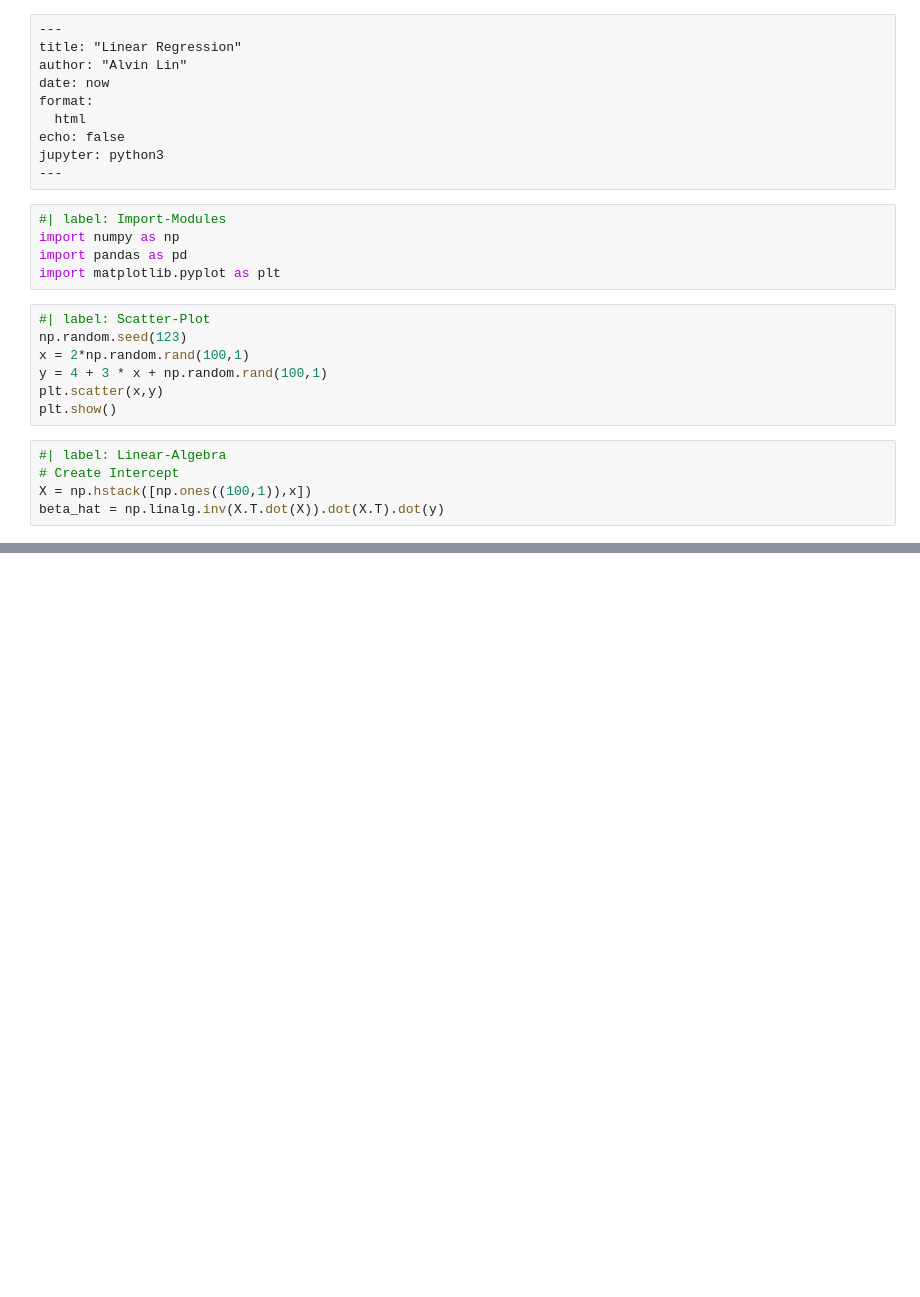
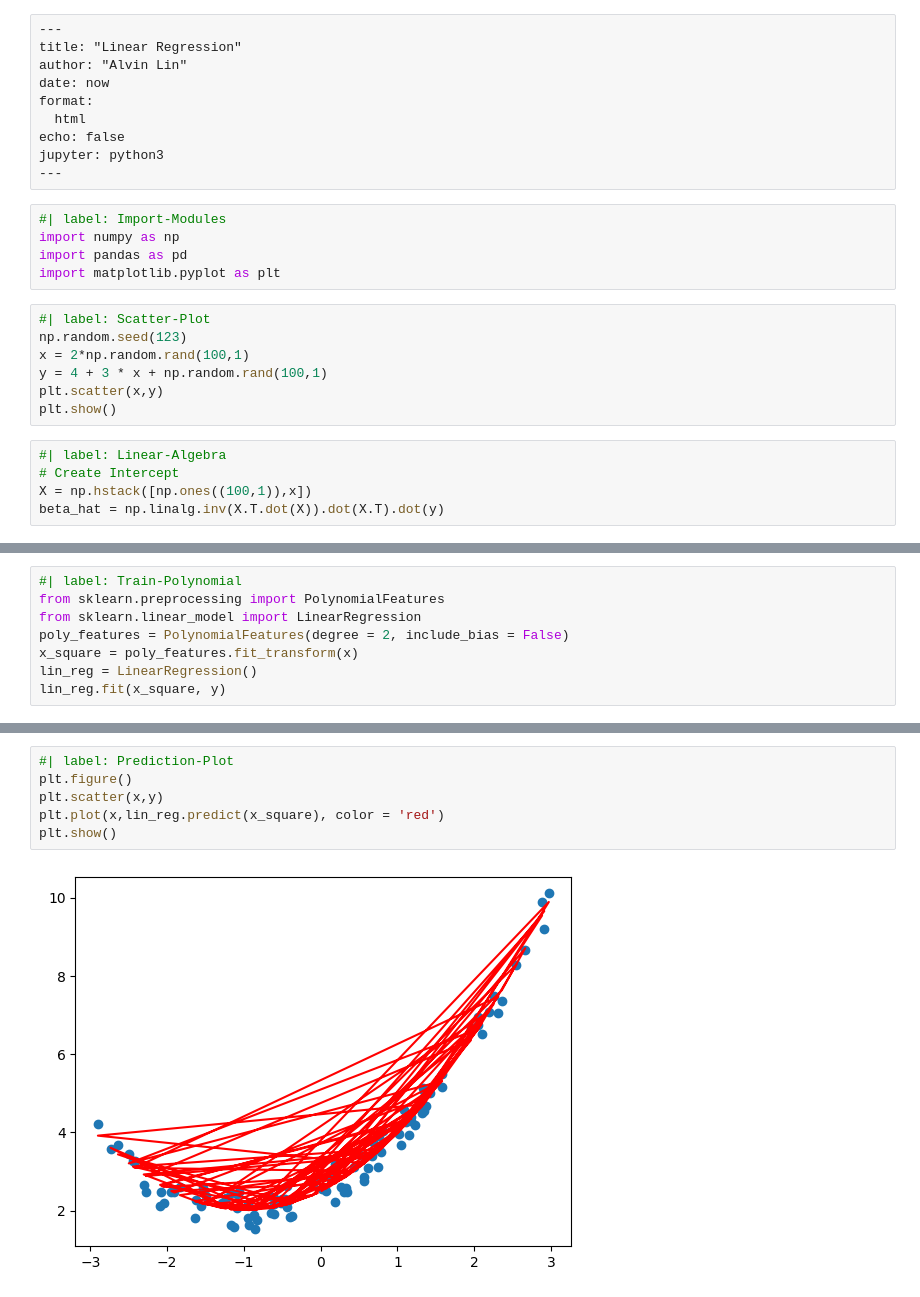
Before and after one commit to alvinlin0824/Machine-Learning, a Jupyter notebook: linearregression.ipynb, the cells around one changed output, grey strips where cells are left out. Drawn from its saved outputs; the diff is of its cells as text; blank space fills up the shorter version.

```diff
--- a/linearregression.ipynb
+++ b/linearregression.ipynb
@@ -82,0 +79,8 @@ plt.show()
+# %%
+#| label: Train-Polynomial
+from sklearn.preprocessing import PolynomialFeatures
+from sklearn.linear_model import LinearRegression
+poly_features = PolynomialFeatures(degree = 2, include_bias = False)
+x_square = poly_features.fit_transform(x)
+lin_reg = LinearRegression()
+lin_reg.fit(x_square, y)
@@ -82,0 +107,8 @@ plt.show()
+# %%
+#| label: Prediction-Plot
+plt.figure()
+plt.scatter(x,y)
+plt.plot(x,lin_reg.predict(x_square), color = 'red')
+plt.show()
+# %% [output]
+[figure, added]
```
Also changed, not shown: parts of 6 cells of this notebook.
